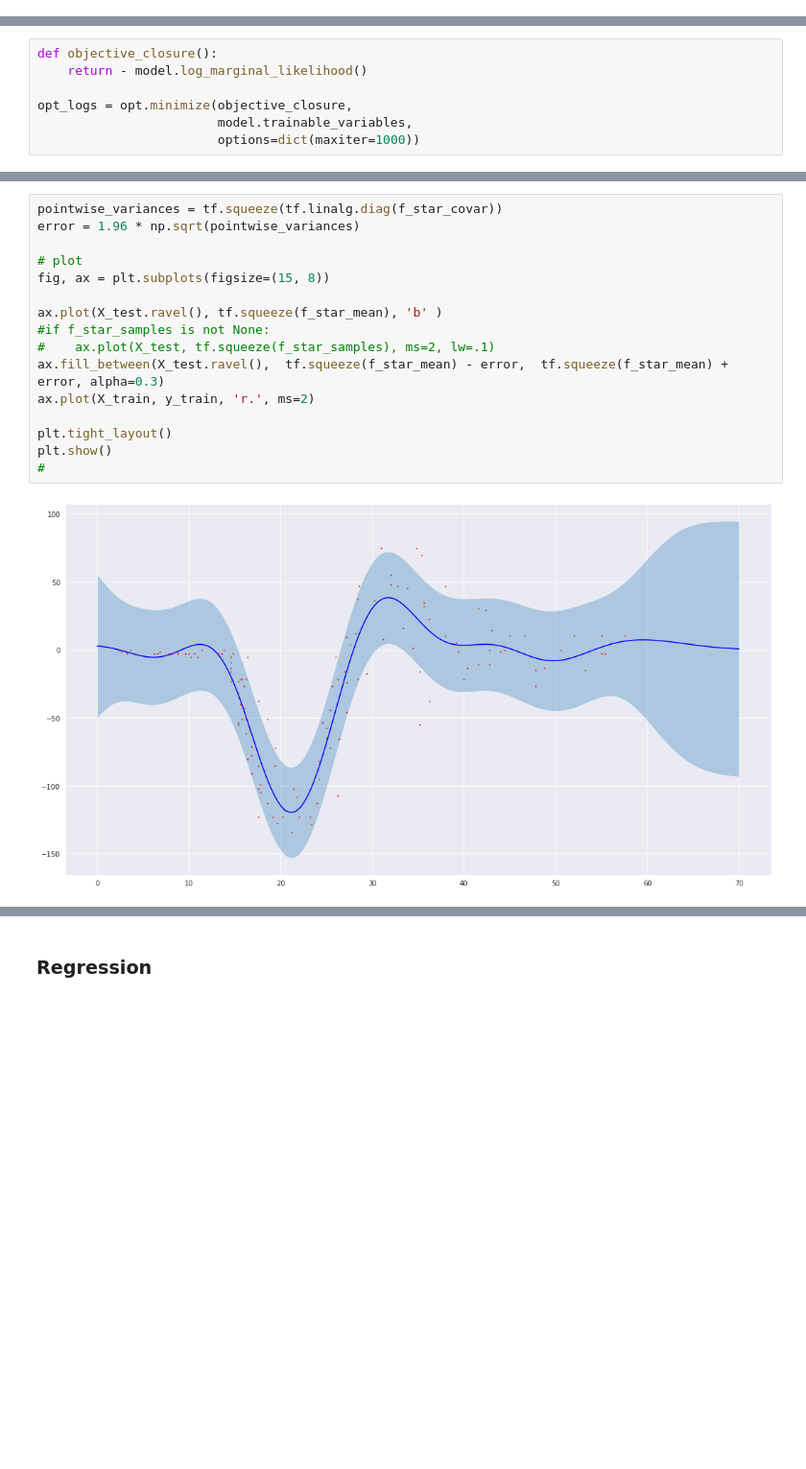
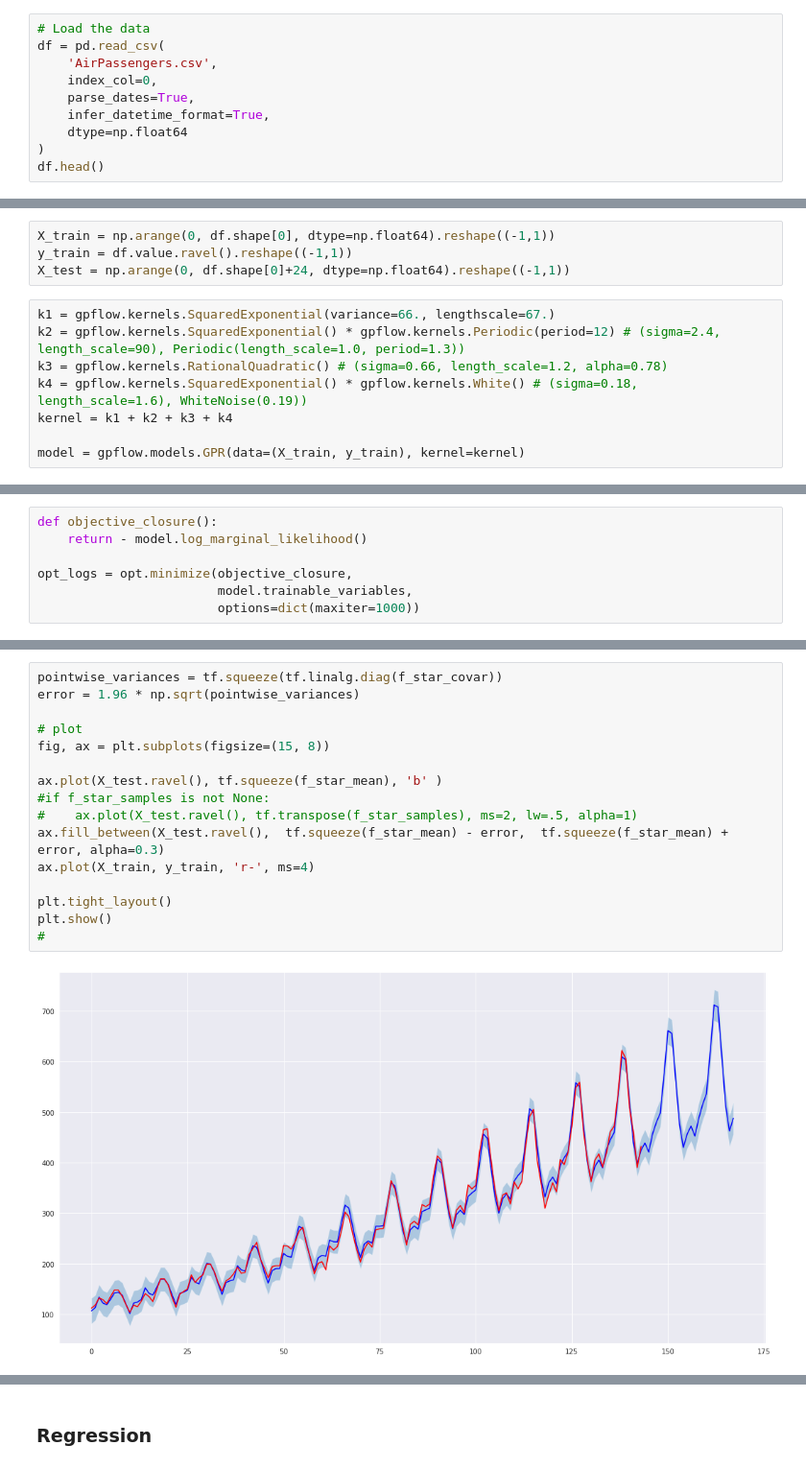
Before and after one commit to kaijennissen/gaussian_processes, a Jupyter notebook: gp-tutorial/gp-tutorial-3-application.ipynb, the cells around one changed output, grey strips where cells are left out. Shown at 96% size. Cells and saved outputs as stored; diff of their text form; blank space fills up the shorter version.

```diff
--- a/gp-tutorial/gp-tutorial-3-application.ipynb
+++ b/gp-tutorial/gp-tutorial-3-application.ipynb
@@ -298,0 +135,10 @@ GPR.likelihood.variance            Parameter  Softplus     True         ()
+# %%
+# Load the data
+df = pd.read_csv(
+    'AirPassengers.csv',
+    index_col=0,
+    parse_dates=True,
+    infer_datetime_format=True,
+    dtype=np.float64
+)
+df.head()
@@ -298,0 +180,12 @@ GPR.likelihood.variance            Parameter  Softplus     True         ()
+# %%
+X_train = np.arange(0, df.shape[0], dtype=np.float64).reshape((-1,1))
+y_train = df.value.ravel().reshape((-1,1))
+X_test = np.arange(0, df.shape[0]+24, dtype=np.float64).reshape((-1,1))
+# %%
+k1 = gpflow.kernels.SquaredExponential(variance=66., lengthscale=67.)
+k2 = gpflow.kernels.SquaredExponential() * gpflow.kernels.Periodic(period=12) # (sigma=2.4, length_scale=90), Periodic(length_scale=1.0, period=1.3))
+k3 = gpflow.kernels.RationalQuadratic() # (sigma=0.66, length_scale=1.2, alpha=0.78)
+k4 = gpflow.kernels.SquaredExponential() * gpflow.kernels.White() # (sigma=0.18, length_scale=1.6), WhiteNoise(0.19))
+kernel = k1 + k2 + k3 + k4
+
+model = gpflow.models.GPR(data=(X_train, y_train), kernel=kernel)
@@ -343,18 +267,18 @@ f_star_mean, f_star_covar = model.predict_f(X_test)
 # %%
 pointwise_variances = tf.squeeze(tf.linalg.diag(f_star_covar))
 error = 1.96 * np.sqrt(pointwise_variances)
 
 # plot
 fig, ax = plt.subplots(figsize=(15, 8))
 
 ax.plot(X_test.ravel(), tf.squeeze(f_star_mean), 'b' )
 #if f_star_samples is not None:
-#    ax.plot(X_test, tf.squeeze(f_star_samples), ms=2, lw=.1)
+#    ax.plot(X_test.ravel(), tf.transpose(f_star_samples), ms=2, lw=.5, alpha=1)
 ax.fill_between(X_test.ravel(),  tf.squeeze(f_star_mean) - error,  tf.squeeze(f_star_mean) + error, alpha=0.3)
-ax.plot(X_train, y_train, 'r.', ms=2)
+ax.plot(X_train, y_train, 'r-', ms=4)
 
 plt.tight_layout()
 plt.show()
 #
 # %% [output]
-[figure, old version]
+[figure, new version]
```
Also changed, not shown: parts of 125 cells of this notebook.
